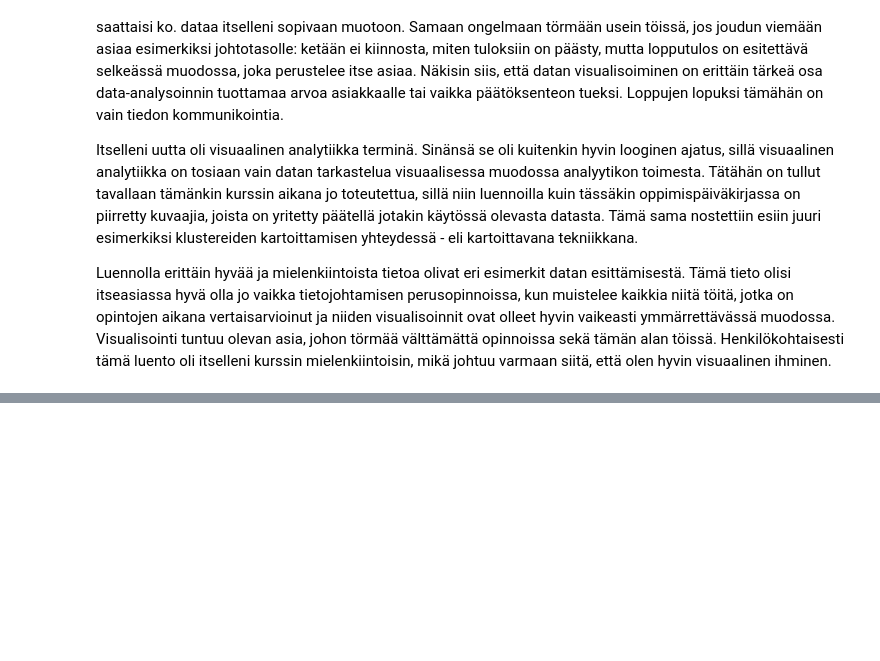
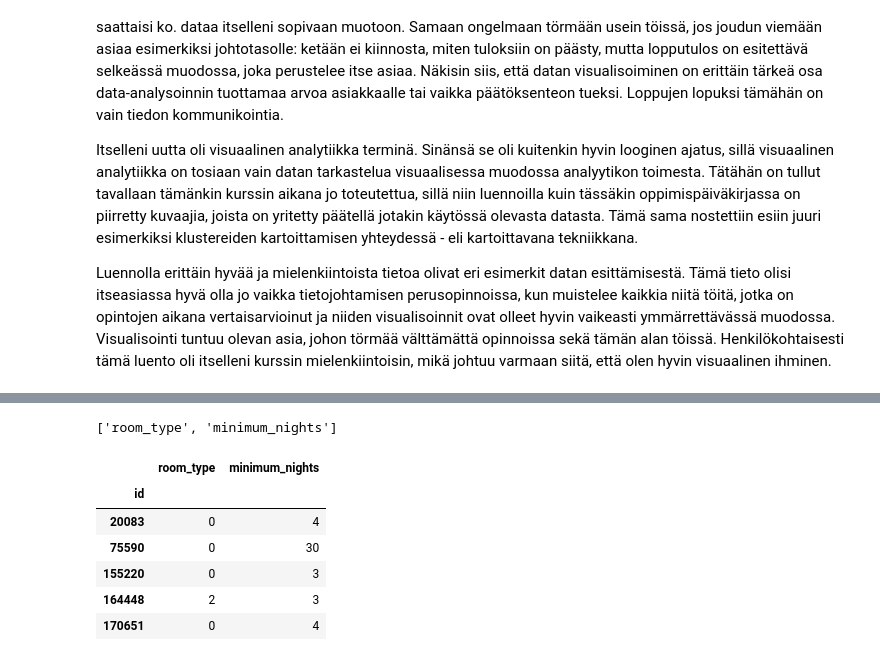
Before and after one commit to noorasaros/JODA2021_oppimispk, a Jupyter notebook: oppimispk.ipynb, the cells around one changed output, grey strips where cells are left out. Drawn from its saved outputs; the diff is of its cells as text; code cells hidden in the pictures; blank space fills up the shorter version.

Commit message:
Viimeisen luennon koodeissa kokeiltu visualisointeja.

```diff
--- a/oppimispk.ipynb
+++ b/oppimispk.ipynb
@@ -485,0 +510,23 @@ hist = dfNum.hist()
+# %%
+# Kokeillaan ihan vaan holoviewsin visualisointeja. Muutetaan
+# ensin taulua vieläkin yksinkertaisempaan muotoon.
+
+dfSimple = dfNum[['room_type', 'minimum_nights']]
+# %%
+# Nämä on etsitty holoviews.org
+
+# Tässä on helppo tapa saada pelkät kolumnit pihalle.
+taulu = hv.Table(dfSimple)
+list(taulu.data.columns)
+# %% [output]
+['room_type', 'minimum_nights']
+# %%
+taulu.dframe().head()
+# %% [output]
+|  | room_type | minimum_nights |
+| id |  |  |
+| 20083 | 0 | 4 |
+| 75590 | 0 | 30 |
+| 155220 | 0 | 3 |
+| 164448 | 2 | 3 |
+| 170651 | 0 | 4 |
```
Also changed, not shown: parts of 7 cells of this notebook.
